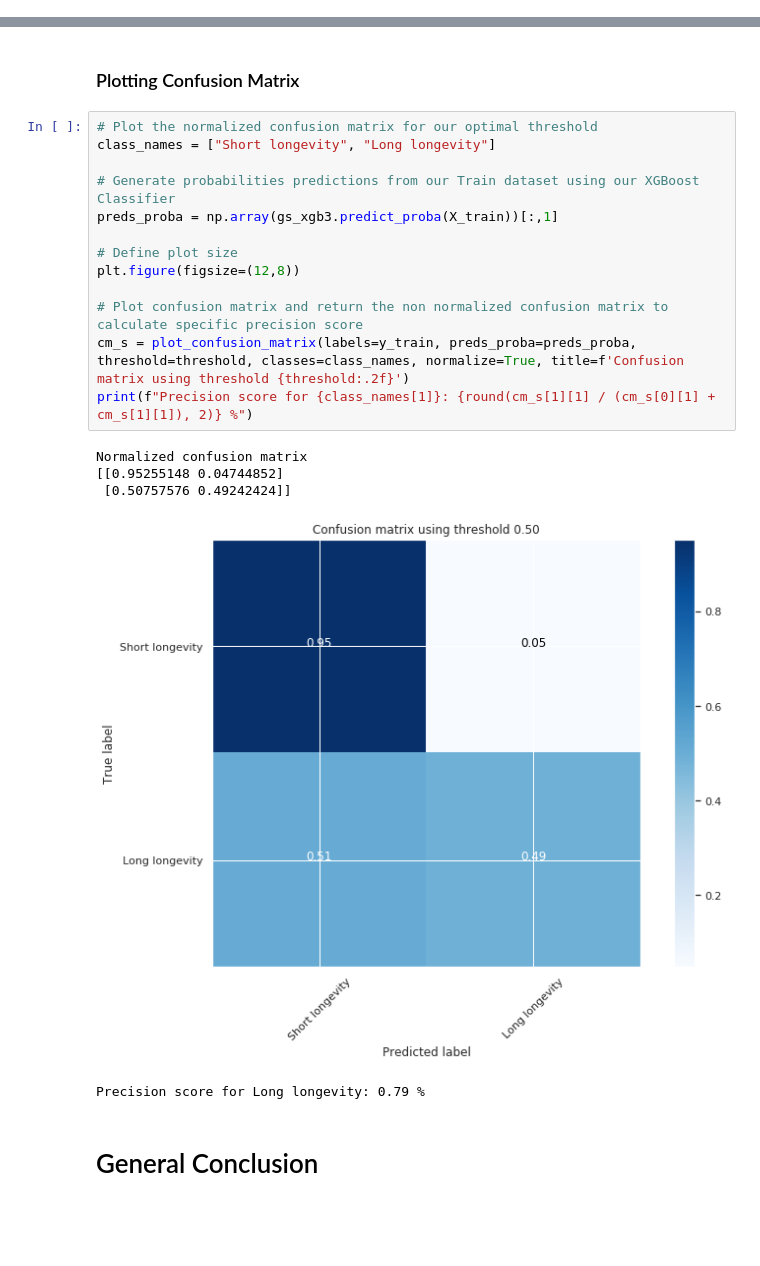
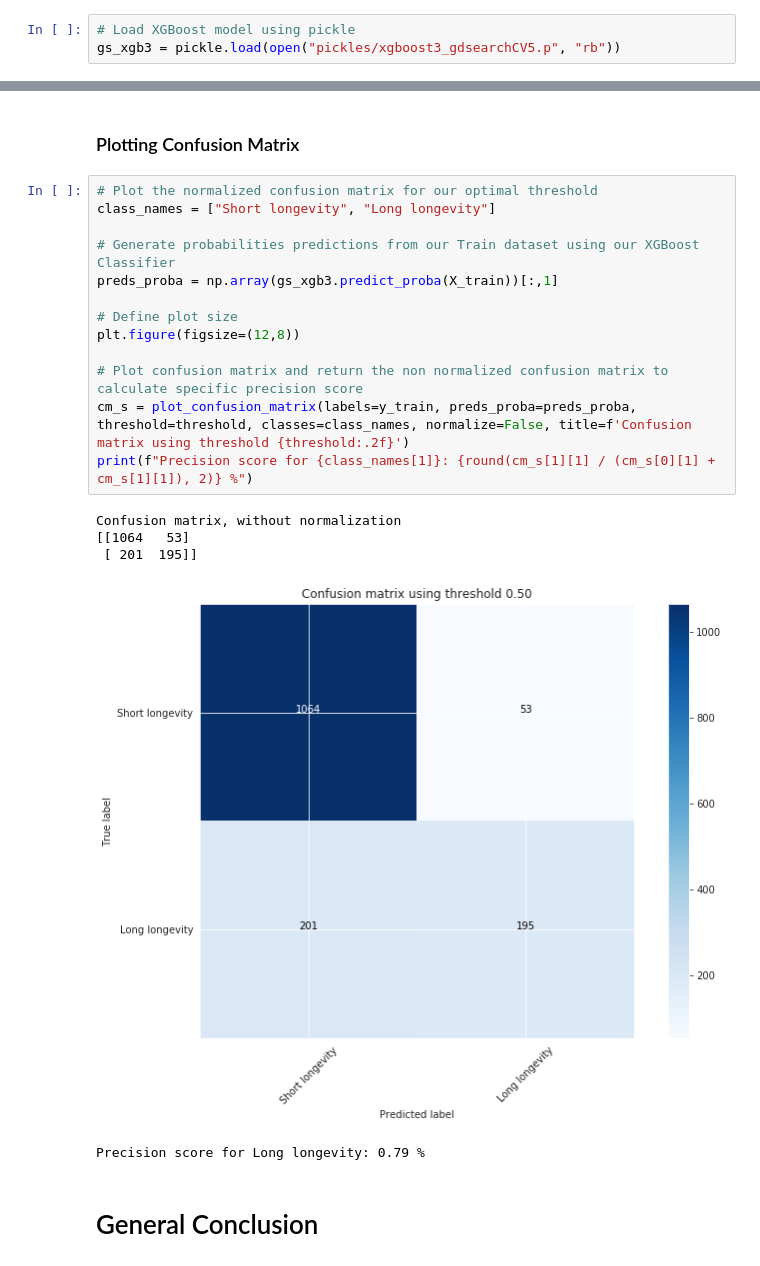
Before and after one commit to locsta/NBA-Players-Longevity, a Jupyter notebook: index.ipynb, the cells around one changed output, grey strips where cells are left out. Drawn from its saved outputs; the diff is of its cells as text; blank space fills up the shorter version.

```diff
--- a/index.ipynb
+++ b/index.ipynb
@@ -741,6 +741,9 @@ gs_xgb3.fit(X_train, y_train.values.ravel())
 
 # Save the XGBoost fitted model using the Pickle library
 pickle.dump(gs_xgb3, open("pickles/xgboost3_gdsearchCV5.p", "wb"))
+# %%
+# Load XGBoost model using pickle
+gs_xgb3 = pickle.load(open("pickles/xgboost3_gdsearchCV5.p", "rb"))
 # %%
 # Generate probabilities predictions from our Train and Test datasets using our XGBoost Classifier
 preds_proba_xgb = np.array(gs_xgb3.predict_proba(X_train))[:,1]
@@ -822,21 +825,21 @@ Threshold: 0.496
 # %%
 # Plot the normalized confusion matrix for our optimal threshold
 class_names = ["Short longevity", "Long longevity"]
 
 # Generate probabilities predictions from our Train dataset using our XGBoost Classifier
 preds_proba = np.array(gs_xgb3.predict_proba(X_train))[:,1]
 
 # Define plot size
 plt.figure(figsize=(12,8))
 
 # Plot confusion matrix and return the non normalized confusion matrix to calculate specific precision score
-cm_s = plot_confusion_matrix(labels=y_train, preds_proba=preds_proba, threshold=threshold, classes=class_names, normalize=True, title=f'Confusion matrix using threshold {threshold:.2f}')
+cm_s = plot_confusion_matrix(labels=y_train, preds_proba=preds_proba, threshold=threshold, classes=class_names, normalize=False, title=f'Confusion matrix using threshold {threshold:.2f}')
 print(f"Precision score for {class_names[1]}: {round(cm_s[1][1] / (cm_s[0][1] + cm_s[1][1]), 2)} %")
 # %% [output]
-Normalized confusion matrix
-[[0.95255148 0.04744852]
- [0.50757576 0.49242424]]
+Confusion matrix, without normalization
+[[1064   53]
+ [ 201  195]]
-[figure, old version]
+[figure, new version]
 Precision score for Long longevity: 0.79 %
 # %% [markdown]
 # General Conclusion
```
Also changed, not shown: parts of 3 cells of this notebook, 4 other files.
